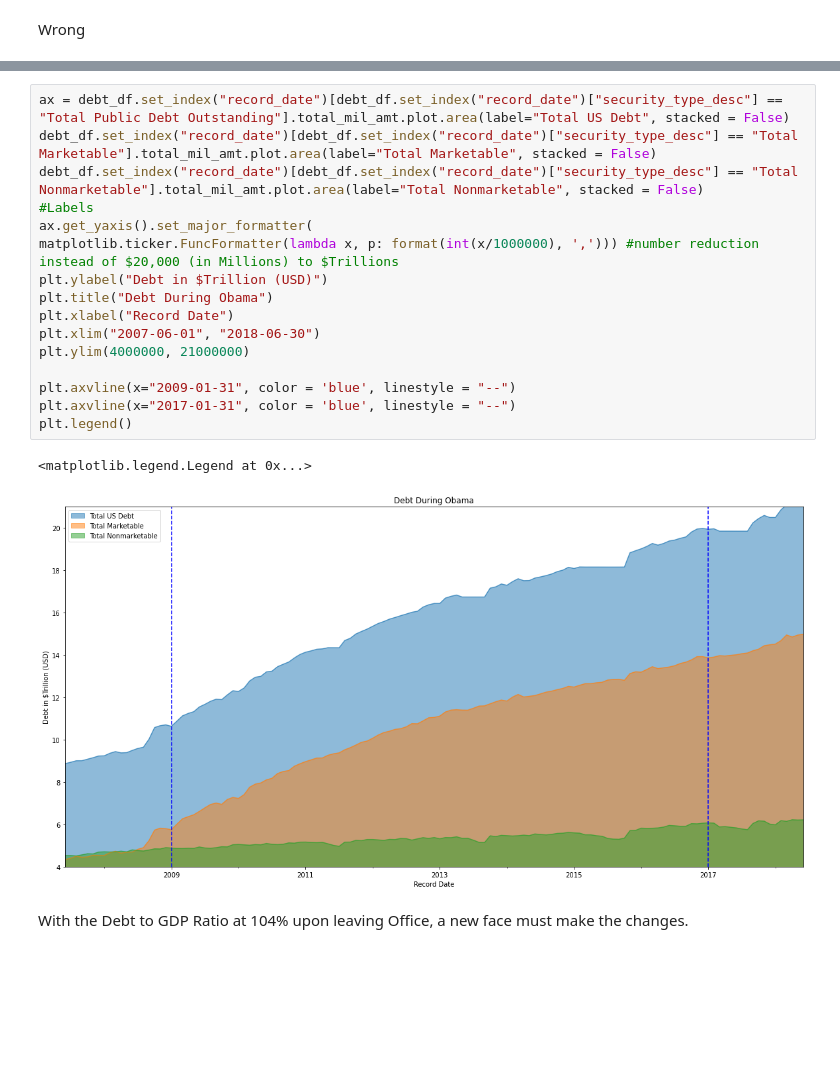
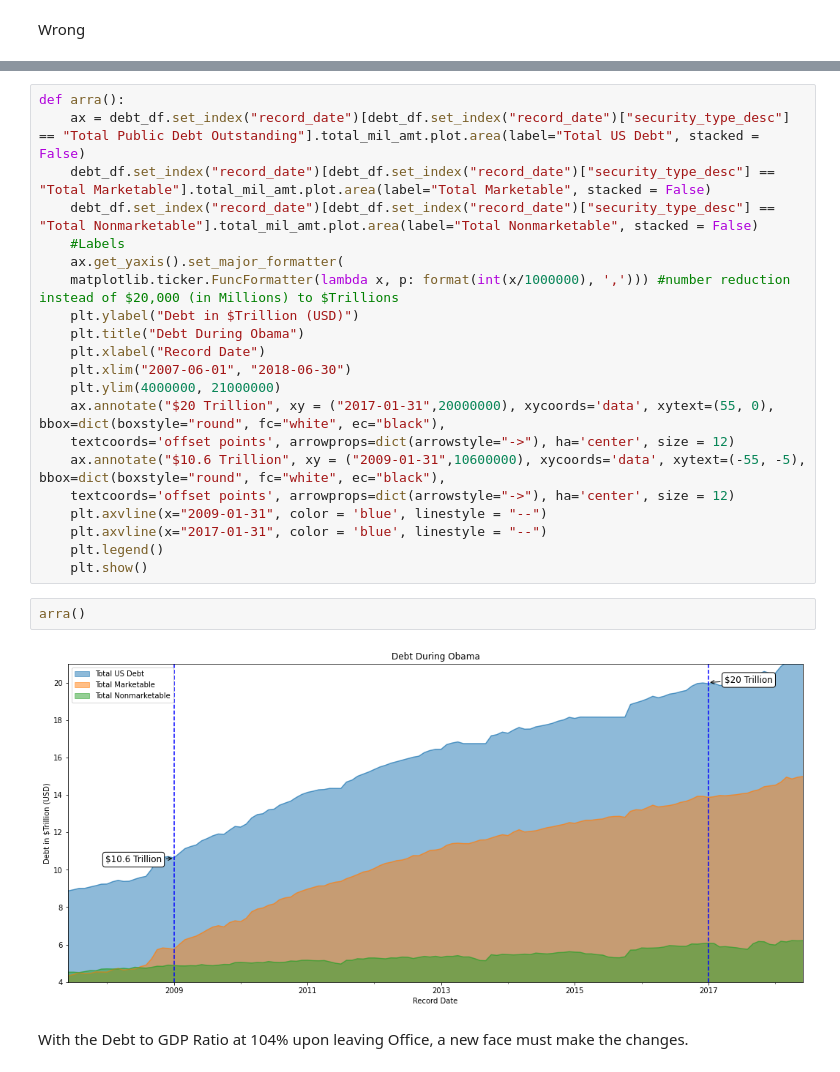
Before and after one commit to kierangraham-au/Data-Project-US-Debt, a Jupyter notebook: usdebt2.ipynb, the cells around one changed output, grey strips where cells are left out. Drawn from its saved outputs; the diff is of its cells as text; blank space fills up the shorter version.

```diff
--- a/usdebt2.ipynb
+++ b/usdebt2.ipynb
@@ -465,22 +481,28 @@ Obamas Term
 # %%
-ax = debt_df.set_index("record_date")[debt_df.set_index("record_date")["security_type_desc"] == "Total Public Debt Outstanding"].total_mil_amt.plot.area(label="Total US Debt", stacked = False)
-debt_df.set_index("record_date")[debt_df.set_index("record_date")["security_type_desc"] == "Total Marketable"].total_mil_amt.plot.area(label="Total Marketable", stacked = False)
-debt_df.set_index("record_date")[debt_df.set_index("record_date")["security_type_desc"] == "Total Nonmarketable"].total_mil_amt.plot.area(label="Total Nonmarketable", stacked = False)
-#Labels
-ax.get_yaxis().set_major_formatter(
-matplotlib.ticker.FuncFormatter(lambda x, p: format(int(x/1000000), ','))) #number reduction instead of $20,000 (in Millions) to $Trillions
-plt.ylabel("Debt in $Trillion (USD)")
-plt.title("Debt During Obama")
-plt.xlabel("Record Date")
-plt.xlim("2007-06-01", "2018-06-30")
-plt.ylim(4000000, 21000000)
-
-plt.axvline(x="2009-01-31", color = 'blue', linestyle = "--")
-plt.axvline(x="2017-01-31", color = 'blue', linestyle = "--")
-plt.legend()
+def arra():
+    ax = debt_df.set_index("record_date")[debt_df.set_index("record_date")["security_type_desc"] == "Total Public Debt Outstanding"].total_mil_amt.plot.area(label="Total US Debt", stacked = False)
+    debt_df.set_index("record_date")[debt_df.set_index("record_date")["security_type_desc"] == "Total Marketable"].total_mil_amt.plot.area(label="Total Marketable", stacked = False)
+    debt_df.set_index("record_date")[debt_df.set_index("record_date")["security_type_desc"] == "Total Nonmarketable"].total_mil_amt.plot.area(label="Total Nonmarketable", stacked = False)
+    #Labels
+    ax.get_yaxis().set_major_formatter(
+    matplotlib.ticker.FuncFormatter(lambda x, p: format(int(x/1000000), ','))) #number reduction instead of $20,000 (in Millions) to $Trillions
+    plt.ylabel("Debt in $Trillion (USD)")
+    plt.title("Debt During Obama")
+    plt.xlabel("Record Date")
+    plt.xlim("2007-06-01", "2018-06-30")
+    plt.ylim(4000000, 21000000)
+    ax.annotate("$20 Trillion", xy = ("2017-01-31",20000000), xycoords='data', xytext=(55, 0), bbox=dict(boxstyle="round", fc="white", ec="black"),
+    textcoords='offset points', arrowprops=dict(arrowstyle="->"), ha='center', size = 12)
+    ax.annotate("$10.6 Trillion", xy = ("2009-01-31",10600000), xycoords='data', xytext=(-55, -5), bbox=dict(boxstyle="round", fc="white", ec="black"),
+    textcoords='offset points', arrowprops=dict(arrowstyle="->"), ha='center', size = 12)
+    plt.axvline(x="2009-01-31", color = 'blue', linestyle = "--")
+    plt.axvline(x="2017-01-31", color = 'blue', linestyle = "--")
+    plt.legend()
+    plt.show()
-# %% [output]
-<matplotlib.legend.Legend at 0x...>
-[figure, removed]
+# %%
+arra()
+# %% [output]
+[figure, added]
 # %% [markdown]
 With the Debt to GDP Ratio at 104% upon leaving Office, a new face must make the changes.
 # %%
```
Also changed, not shown: parts of 36 cells of this notebook, 2 other files.
